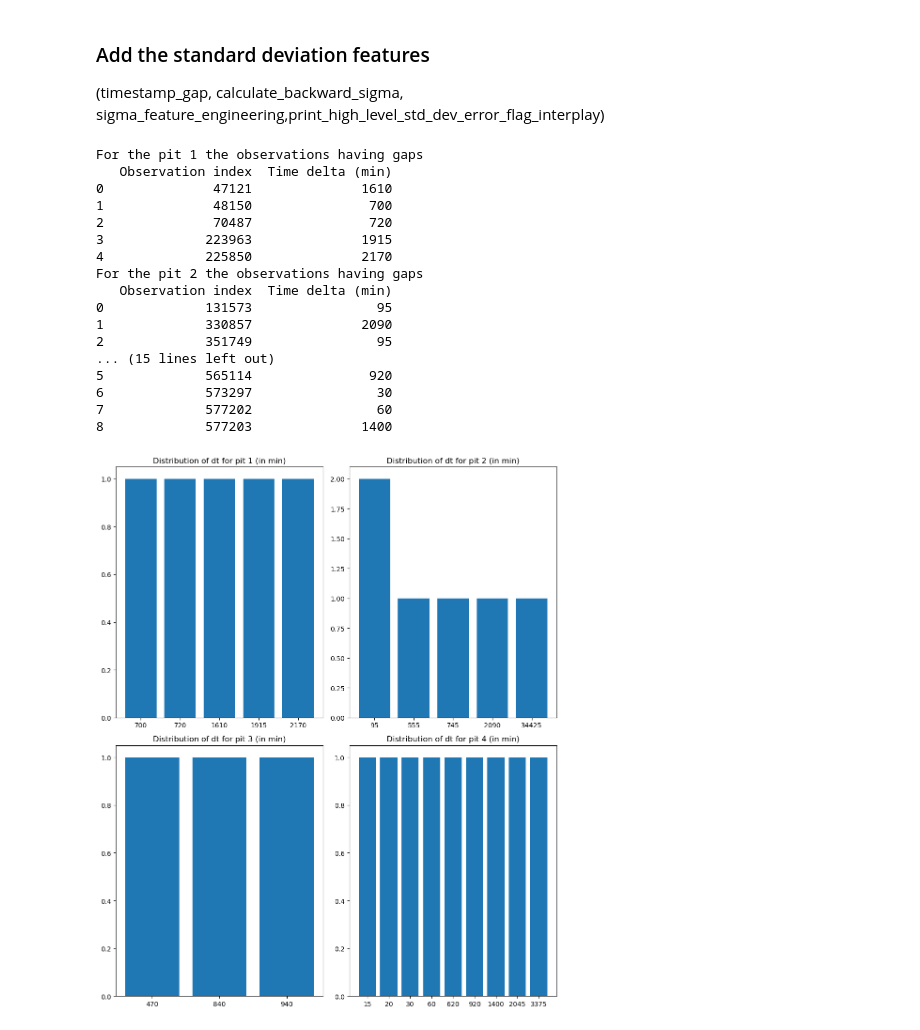
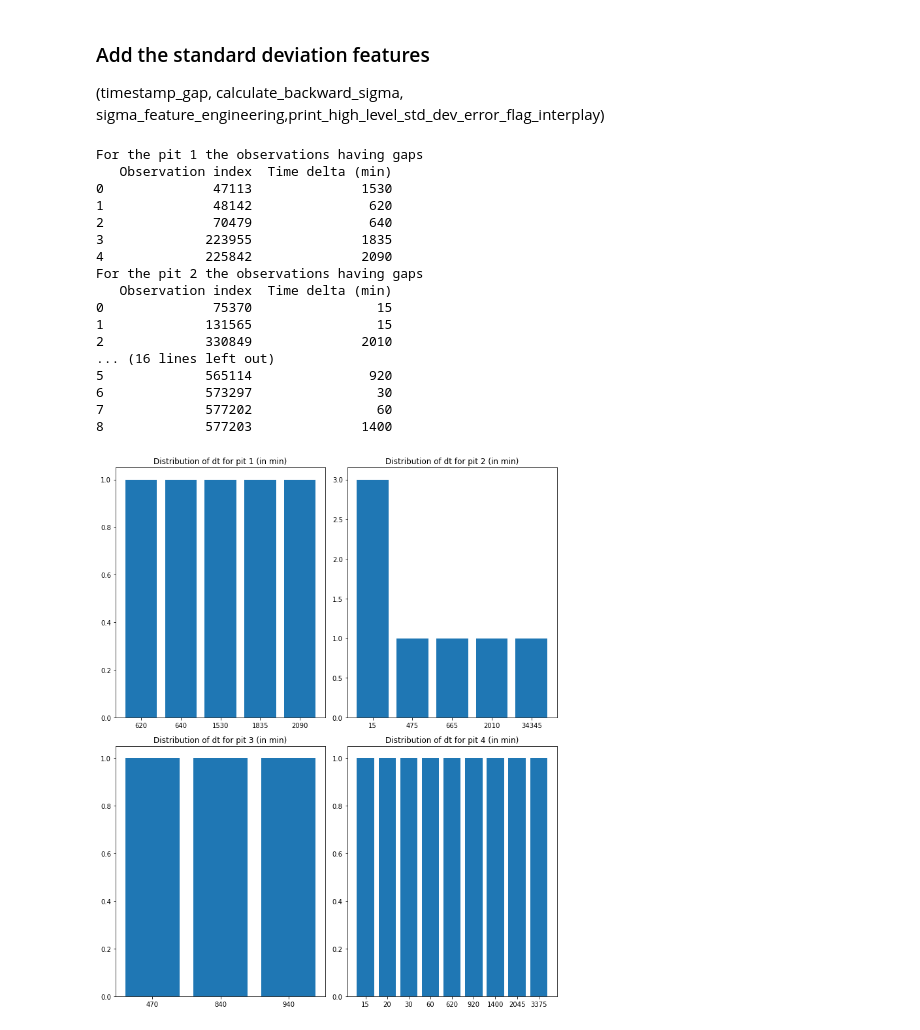
Before and after one commit to ds-redox/redox, a Jupyter notebook: Data_cleaning/load_clean_concat.ipynb, the cells around one changed output. Saved outputs shown, nothing was run; the diff lists cells and outputs as text; code cells hidden in the pictures.

```diff
--- a/Data_cleaning/load_clean_concat.ipynb
+++ b/Data_cleaning/load_clean_concat.ipynb
@@ -235,18 +233,13 @@ merged_dfs = merge_raw_cleaned(raw_data, clean_data, df_pairs)
 # %% [markdown]
 ### Combine all raw data
 # %%
-raw = pd.DataFrame()
+all_raw_data_df = pd.DataFrame()
 for df in merged_dfs:
-    raw = pd.concat([raw, df])
-
-training_folder_path = f'{data_folder}/Training/'
-raw.to_csv(f'{training_folder_path}Raw_training_data_full.csv')
+    all_raw_data_df = pd.concat([all_raw_data_df, df], ignore_index=True)
 # %% [markdown]
 ### Add the standard deviation features
 
 (timestamp_gap, calculate_backward_sigma, sigma_feature_engineering,print_high_level_std_dev_error_flag_interplay)
-# %%
-df = pd.read_csv(f'{training_folder_path}Raw_training_data_full.csv', parse_dates = ["TIMESTAMP"])
 # %%
 def timestamp_gap(df: pd.DataFrame, timedelta: datetime.timedelta, print_stats_graphs: bool) -> tuple:
 
@@ -291,26 +284,26 @@ def timestamp_gap(df: pd.DataFrame, timedelta: datetime.timedelta, print_stats_g
     return (breaks, gaps)
 # %%
 timedelta = datetime.timedelta(days = 0, hours = 0, minutes = 5, seconds = 0, milliseconds= 0, weeks = 0)
-breaks, gaps = timestamp_gap(df, timedelta, print_stats_graphs = True)
+breaks, gaps = timestamp_gap(all_raw_data_df, timedelta, print_stats_graphs = True)
 # %% [output]
 For the pit 1 the observations having gaps
    Observation index  Time delta (min)
-0              47121              1610
-1              48150               700
-2              70487               720
-3             223963              1915
-4             225850              2170
+0              47113              1530
+1              48142               620
+2              70479               640
+3             223955              1835
+4             225842              2090
 For the pit 2 the observations having gaps
    Observation index  Time delta (min)
-0             131573                95
-1             330857              2090
-2             351749                95
-... (15 lines left out)
+0              75370                15
+1             131565                15
+2             330849              2010
+... (16 lines left out)
 5             565114               920
 6             573297                30
 7             577202                60
 8             577203              1400
-[figure, old version]
+[figure, new version]
 # %%
 def calculate_backward_sigma(rolling_window: pd.DataFrame, breaks: list, window_size: int, starting_index: int):
 
```
Also changed, not shown: parts of 5 cells of this notebook.
